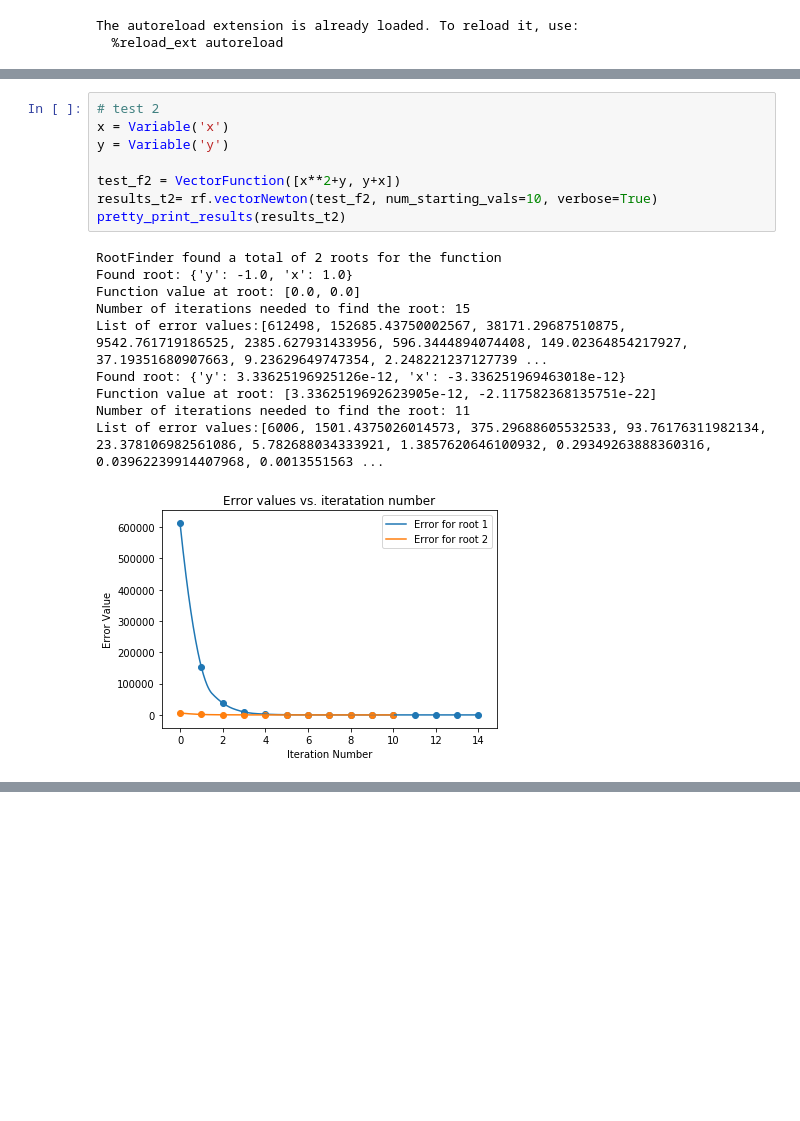
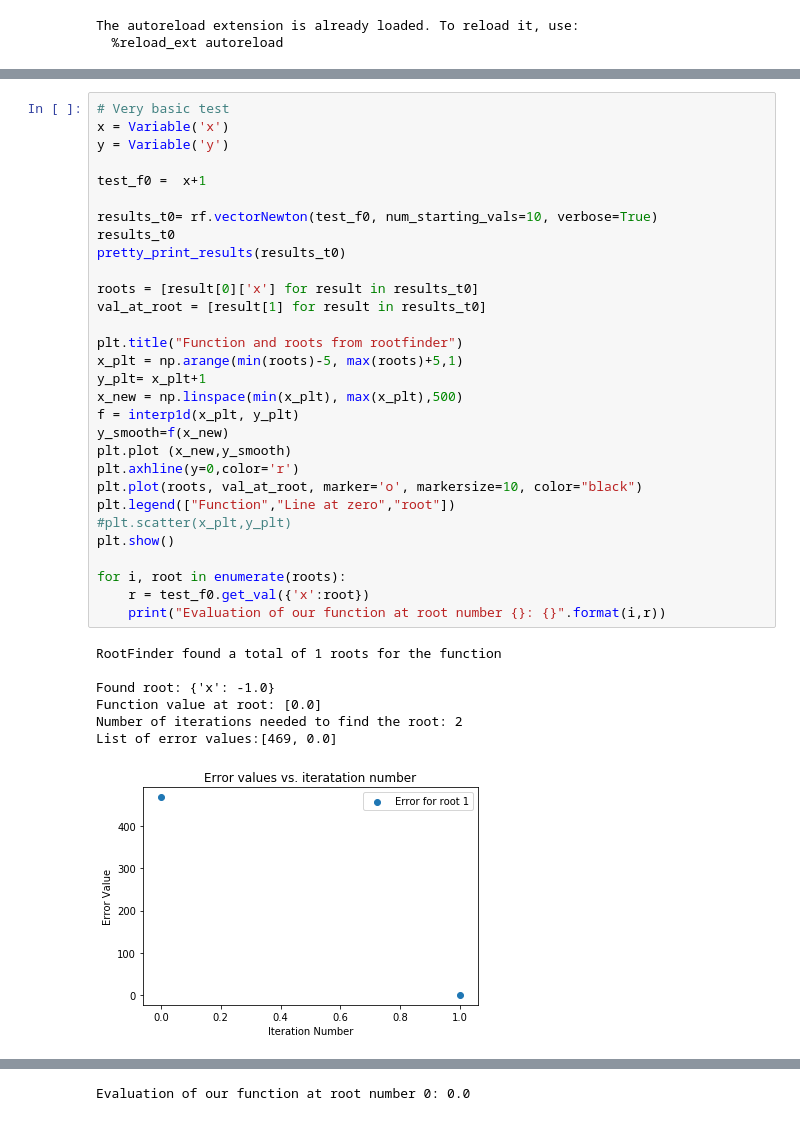
Before and after one commit to autodiff-cs207/AutoDiff, a Jupyter notebook: AutoDiff/NM_demo.ipynb, the cells around one changed output, grey strips where cells are left out. Cells and saved outputs as stored; diff of their text form; blank space fills up the shorter version.

Commit message:
added to NM demo, fixed missing default key error

```diff
--- a/AutoDiff/NM_demo.ipynb
+++ b/AutoDiff/NM_demo.ipynb
@@ -70,19 +60,38 @@ List of error values:[278445076, 82502244.48148149, 24445109.216735266, 7242995.
-# %%
-# test 2
-x = Variable('x')
-y = Variable('y')
-
-test_f2 = VectorFunction([x**2+y, y+x])
-results_t2= rf.vectorNewton(test_f2, num_starting_vals=10, verbose=True)
-pretty_print_results(results_t2)
-# %% [output]
-RootFinder found a total of 2 roots for the function
-Found root: {'y': -1.0, 'x': 1.0}
-Function value at root: [0.0, 0.0]
-Number of iterations needed to find the root: 15
-List of error values:[612498, 152685.43750002567, 38171.29687510875, 9542.761719186525, 2385.627931433956, 596.3444894074408, 149.02364854217927, 37.19351680907663, 9.23629649747354, 2.248221237127739 ...
-Found root: {'y': 3.33625196925126e-12, 'x': -3.336251969463018e-12}
-Function value at root: [3.3362519692623905e-12, -2.117582368135751e-22]
-Number of iterations needed to find the root: 11
-List of error values:[6006, 1501.4375026014573, 375.29688605532533, 93.76176311982134, 23.378106982561086, 5.782688034333921, 1.3857620646100932, 0.29349263888360316, 0.03962239914407968, 0.0013551563 ...
-[figure, removed]
+# %%
+# Very basic test
+x = Variable('x')
+y = Variable('y')
+
+test_f0 =  x+1
+
+results_t0= rf.vectorNewton(test_f0, num_starting_vals=10, verbose=True)
+results_t0
+pretty_print_results(results_t0)
+
+roots = [result[0]['x'] for result in results_t0]
+val_at_root = [result[1] for result in results_t0]
+
+plt.title("Function and roots from rootfinder")
+x_plt = np.arange(min(roots)-5, max(roots)+5,1)
+y_plt= x_plt+1
+x_new = np.linspace(min(x_plt), max(x_plt),500)
+f = interp1d(x_plt, y_plt)
+y_smooth=f(x_new)
+plt.plot (x_new,y_smooth)
+plt.axhline(y=0,color='r')
+plt.plot(roots, val_at_root, marker='o', markersize=10, color="black")
+plt.legend(["Function","Line at zero","root"])
+#plt.scatter(x_plt,y_plt)
+plt.show()
+
+for i, root in enumerate(roots):
+    r = test_f0.get_val({'x':root})
+    print("Evaluation of our function at root number {}: {}".format(i,r))
+# %% [output]
+RootFinder found a total of 1 roots for the function
+
+Found root: {'x': -1.0}
+Function value at root: [0.0]
+Number of iterations needed to find the root: 2
+List of error values:[469, 0.0]
+[figure, added]
@@ -88,0 +99 @@ List of error values:[6006, 1501.4375026014573, 375.29688605532533, 93.761763119
+Evaluation of our function at root number 0: 0.0
```
Also changed, not shown: parts of 10 cells of this notebook, 2 other files.
